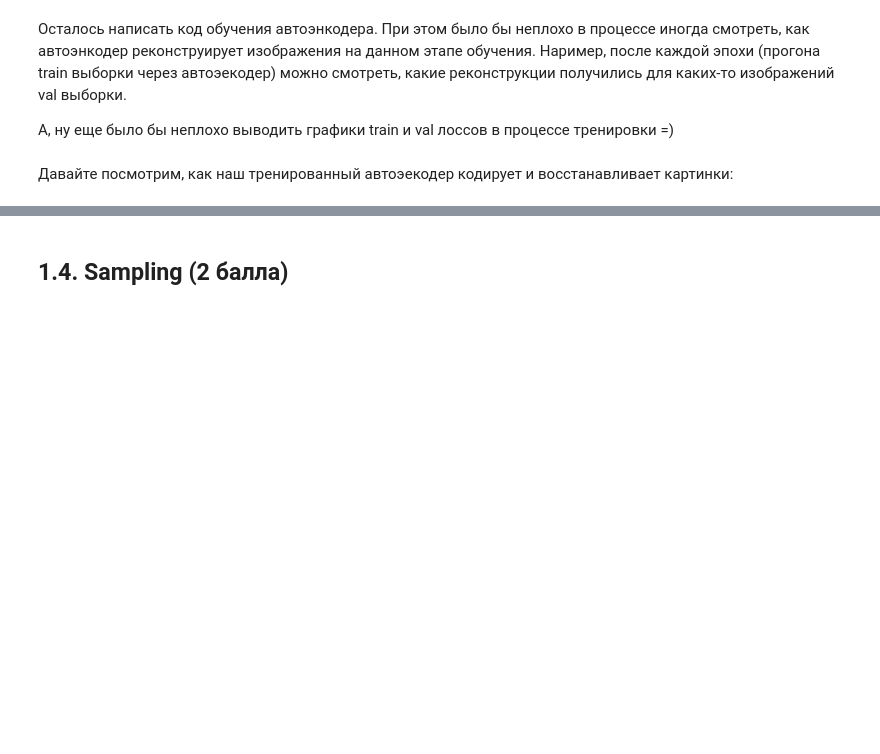
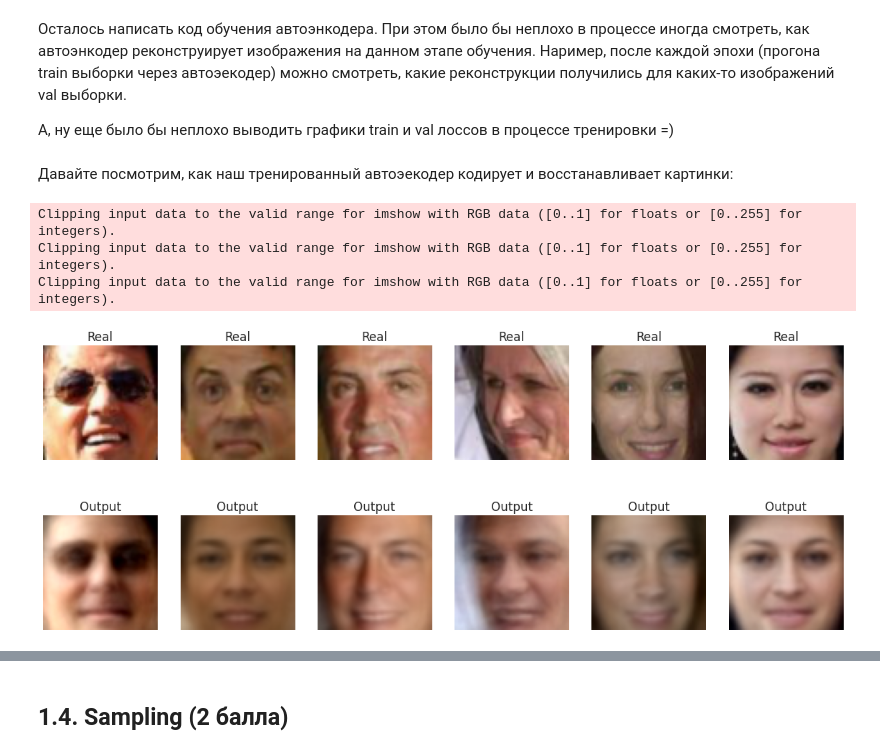
Before and after one commit to prosvirinKir/Deep-Learning-Sckool-term1, a Jupyter notebook: HW_7_autoencoders.ipynb, the cells around one changed output, grey strips where cells are left out. Saved outputs shown, nothing was run; the diff lists cells and outputs as text; code cells hidden in the pictures; blank space fills up the shorter version.

```diff
--- a/HW_7_autoencoders.ipynb
+++ b/HW_7_autoencoders.ipynb
@@ -124,6 +124,6 @@ for i, (gt, res) in enumerate(zip(train_photos[:5], train_photos[5:10])):
 
 ^ напомню, что автоэнкодер выглядит вот так
 # %%
-dim_code = 32 # выберите размер латентного вектора
+dim_code = 128 # выберите размер латентного вектора
 # %% [markdown]
 Реализуем autoencoder. Архитектуру (conv, fully-connected, ReLu, etc) можете выбирать сами. Экспериментируйте!
@@ -227,8 +229,23 @@ def train(model, optimizer, criterion, n_epochs=20):
         val_losses.append(np.mean(val_losses_per_epoch))
 
     return train_losses, val_losses
+# %%
+def show_image(ground_truth, result, start_index=0):
+    plt.figure(figsize=(20, 8))
+    for k in range(6):
+        plt.subplot(2, 6, k+1)
+        plt.imshow(np.rollaxis(ground_truth[start_index+k], 0, 3), cmap='gray')
+        plt.title('Real')
+        plt.axis('off')
+
+        plt.subplot(2, 6, k+7)
+        plt.imshow(result[start_index+k].transpose(1, 2, 0), cmap='gray')
+        plt.title('Output')
+        plt.axis('off')
+    # plt.suptitle('%d / %d - loss: %f' % (epoch+1, epochs, train_loss))
+    plt.show()
 # %%
-def eval(model, val_loader):
+def eval(model, val_loader, start_index=0):
     model.eval()
     with torch.no_grad():
         for batch in val_loader:
@@ -238,12 +255,7 @@ def eval(model, val_loader):
           ground_truth = batch.numpy()
           break
 
-    plt.figure(figsize=(8, 20))
-    for i, (gt, res) in enumerate(zip(ground_truth[:5], result[:5])):
-      plt.subplot(5, 2, 2*i+1)
-      plt.imshow(gt.transpose(1, 2, 0))
-      plt.subplot(5, 2, 2*i+2)
-      plt.imshow(res.transpose(1, 2, 0))
+    show_image(ground_truth, result, start_index)
 # %% [markdown]
 Давайте посмотрим, как наш тренированный автоэекодер кодирует и восстанавливает картинки:
 # %%
@@ -254,2 +266,7 @@ train_losses, val_losses = train(simple_autoencoder, optimizer, criterion, n_epo
 # %%
-eval(simple_autoencoder, val_loader)
+eval(simple_autoencoder, val_loader, start_index=0)
+# %% [output]
+Clipping input data to the valid range for imshow with RGB data ([0..1] for floats or [0..255] for integers).
+Clipping input data to the valid range for imshow with RGB data ([0..1] for floats or [0..255] for integers).
+Clipping input data to the valid range for imshow with RGB data ([0..1] for floats or [0..255] for integers).
+[figure, added]
```
Also changed, not shown: parts of 27 cells of this notebook.
